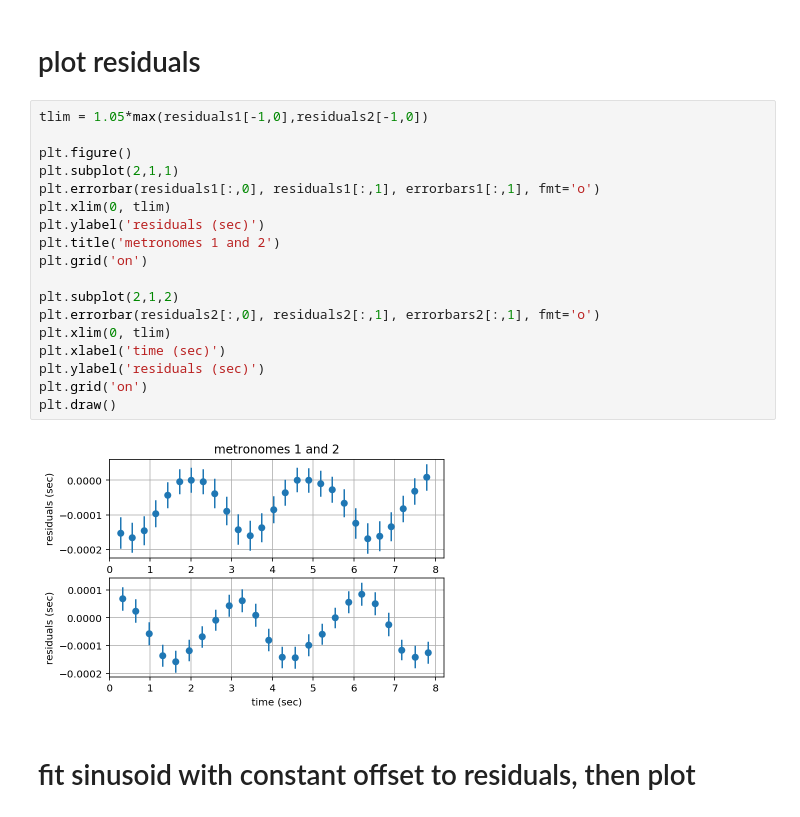
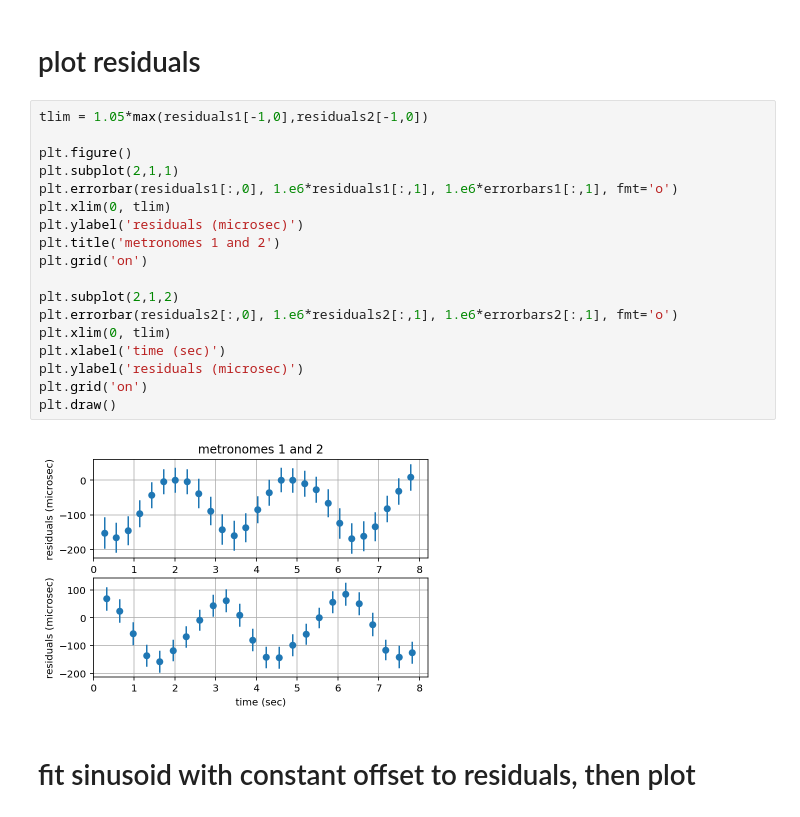
Before and after one commit to josephromano/pta-demo, a Jupyter notebook: code/PTAdemo.ipynb, the cells around one changed output. Cells and saved outputs as stored; diff of their text form.

```diff
--- a/code/PTAdemo.ipynb
+++ b/code/PTAdemo.ipynb
@@ -308,23 +308,23 @@ calculating TOA 24
 # %%
 tlim = 1.05*max(residuals1[-1,0],residuals2[-1,0])
 
 plt.figure()
 plt.subplot(2,1,1)
-plt.errorbar(residuals1[:,0], residuals1[:,1], errorbars1[:,1], fmt='o')
+plt.errorbar(residuals1[:,0], 1.e6*residuals1[:,1], 1.e6*errorbars1[:,1], fmt='o')
 plt.xlim(0, tlim)
-plt.ylabel('residuals (sec)')
+plt.ylabel('residuals (microsec)')
 plt.title('metronomes 1 and 2')
 plt.grid('on')
 
 plt.subplot(2,1,2)
-plt.errorbar(residuals2[:,0], residuals2[:,1], errorbars2[:,1], fmt='o')
+plt.errorbar(residuals2[:,0], 1.e6*residuals2[:,1], 1.e6*errorbars2[:,1], fmt='o')
 plt.xlim(0, tlim)
 plt.xlabel('time (sec)')
-plt.ylabel('residuals (sec)')
+plt.ylabel('residuals (microsec)')
 plt.grid('on')
 plt.draw()
 # %% [output]
-[figure, old version]
+[figure, new version]
 # %% [markdown]
 # fit sinusoid with constant offset to residuals, then plot
 # %%
```
Also changed, not shown: parts of 4 cells of this notebook.
